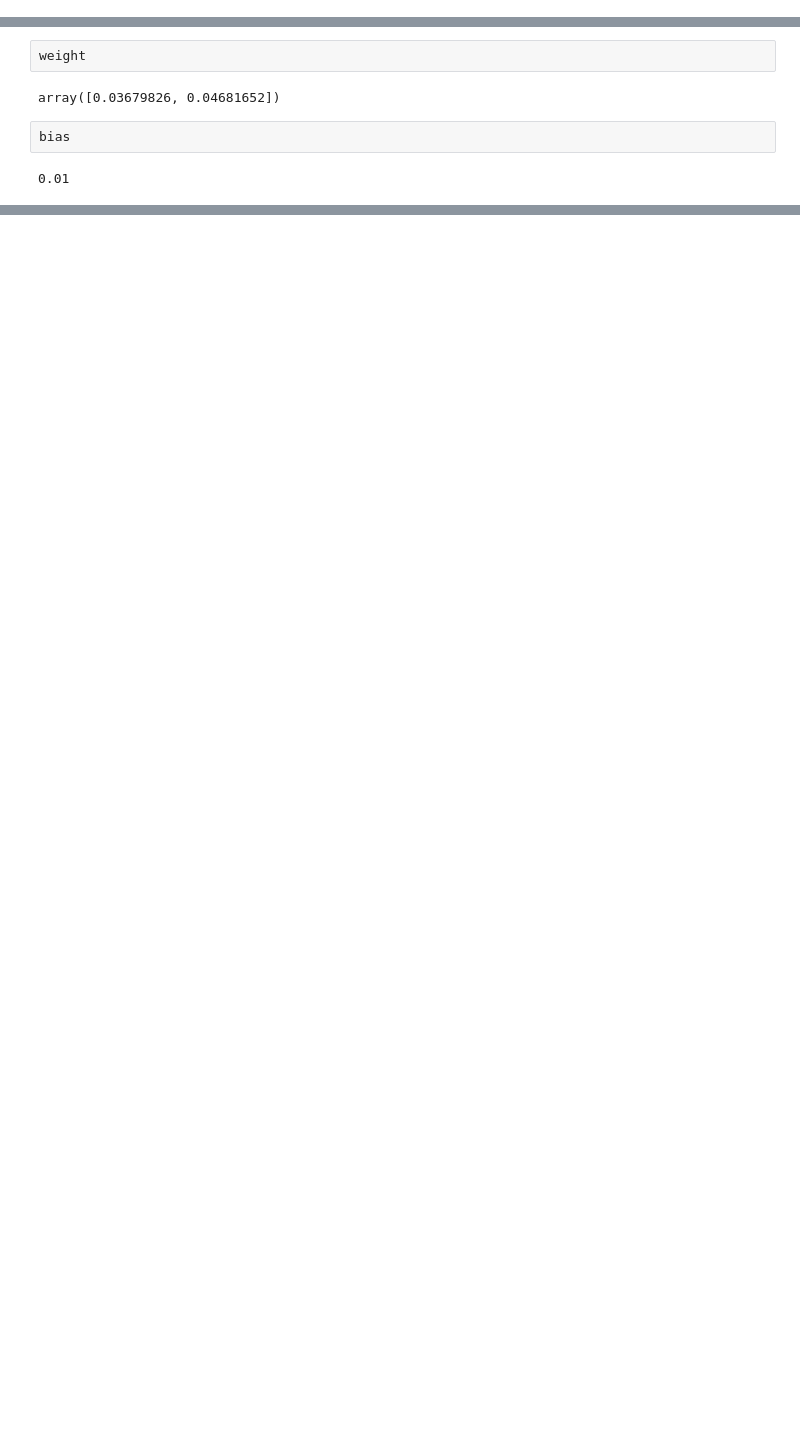
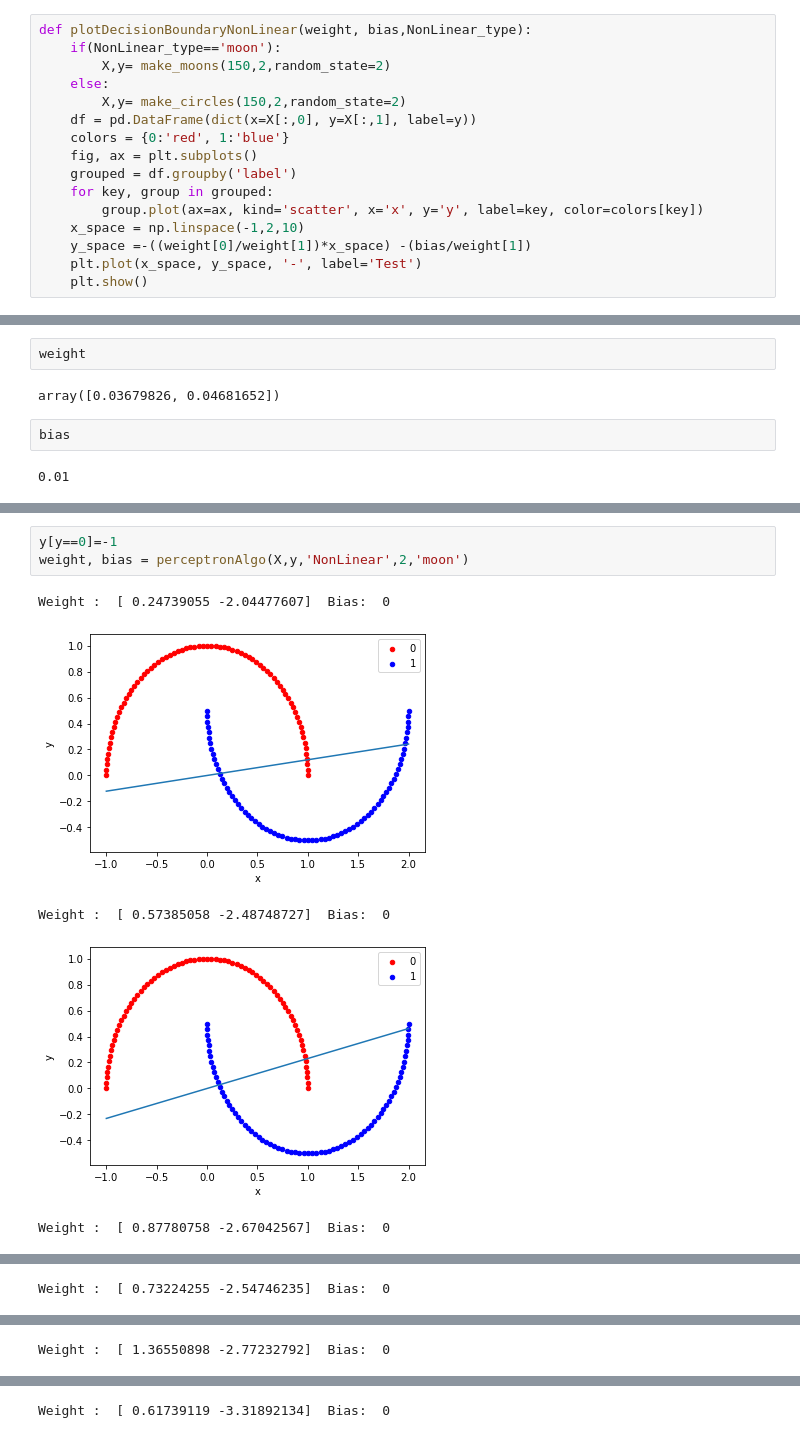
Before and after one commit to Sharath-Ramachandran/DeepLearningAssignments, a Jupyter notebook: Assignment2/Question4.ipynb, the cells around one changed output, grey strips where cells are left out. Saved outputs shown, nothing was run; the diff lists cells and outputs as text; blank space fills up the shorter version.

```diff
--- a/Assignment2/Question4.ipynb
+++ b/Assignment2/Question4.ipynb
@@ -16,6 +16,22 @@ def plotDecisionBoundary(weight, bias,randomVar):
     y_space =-((weight[0]/weight[1])*x_space) -(bias/weight[1])
     plt.plot(x_space, y_space, '-', label='Test')
     plt.show()
+# %%
+def plotDecisionBoundaryNonLinear(weight, bias,NonLinear_type):
+    if(NonLinear_type=='moon'):
+        X,y= make_moons(150,2,random_state=2)
+    else:
+        X,y= make_circles(150,2,random_state=2)
+    df = pd.DataFrame(dict(x=X[:,0], y=X[:,1], label=y))
+    colors = {0:'red', 1:'blue'}
+    fig, ax = plt.subplots()
+    grouped = df.groupby('label')
+    for key, group in grouped:
+        group.plot(ax=ax, kind='scatter', x='x', y='y', label=key, color=colors[key])
+    x_space = np.linspace(-1,2,10)
+    y_space =-((weight[0]/weight[1])*x_space) -(bias/weight[1])
+    plt.plot(x_space, y_space, '-', label='Test')
+    plt.show()
 # %%
 def MakeDataset(randomVar):
     X, y = make_blobs(n_samples=100, centers=2, n_features=2,random_state=randomVar)
@@ -139,0 +144,9 @@ print(weight)
+# %%
+y[y==0]=-1
+weight, bias = perceptronAlgo(X,y,'NonLinear',2,'moon')
+# %% [output]
+Weight :  [ 0.24739055 -2.04477607]  Bias:  0
+[figure, added]
+Weight :  [ 0.57385058 -2.48748727]  Bias:  0
+[figure, added]
+Weight :  [ 0.87780758 -2.67042567]  Bias:  0
@@ -139,0 +154 @@ print(weight)
+Weight :  [ 0.73224255 -2.54746235]  Bias:  0
@@ -139,0 +156 @@ print(weight)
+Weight :  [ 1.36550898 -2.77232792]  Bias:  0
@@ -139,0 +158 @@ print(weight)
+Weight :  [ 0.61739119 -3.31892134]  Bias:  0
```
Also changed, not shown: parts of 28 cells of this notebook.
